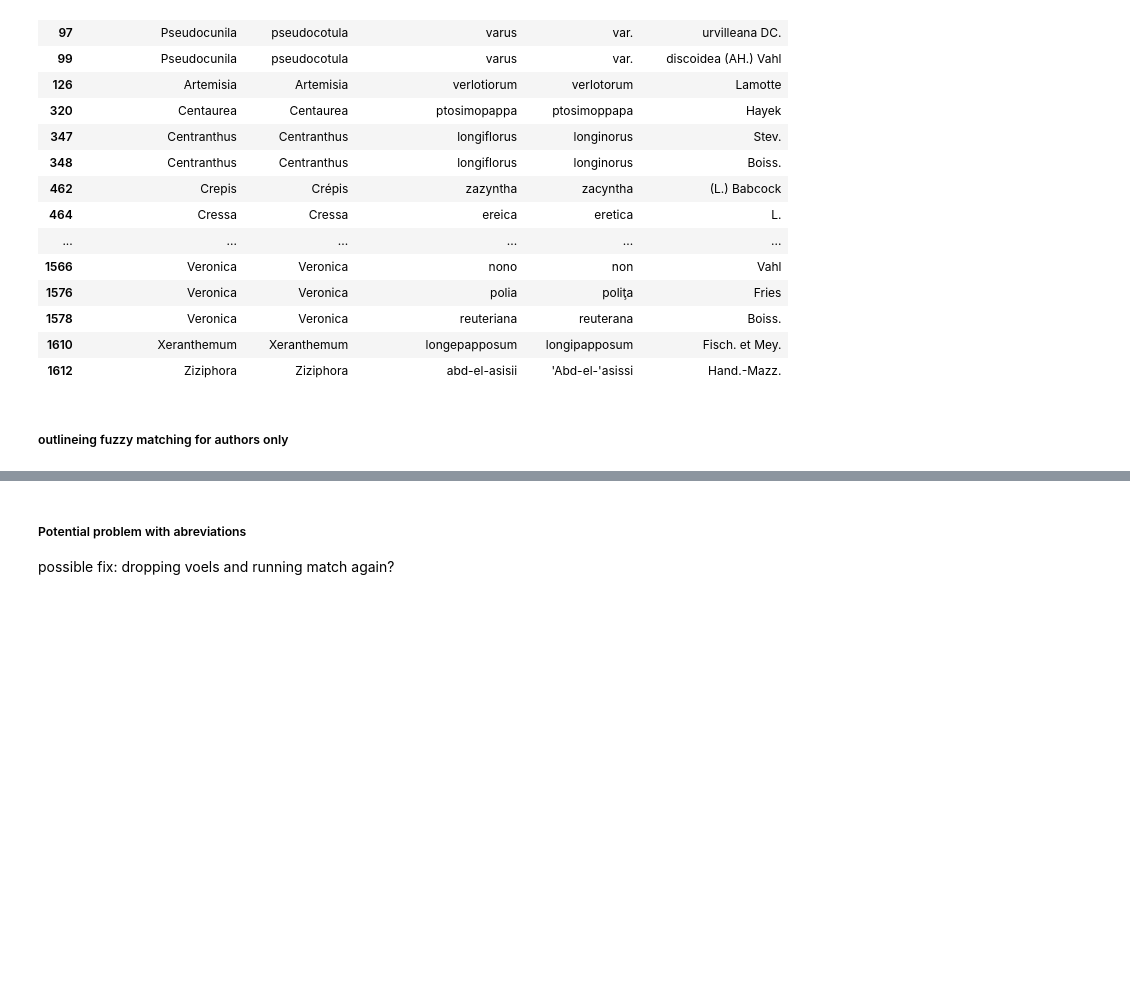
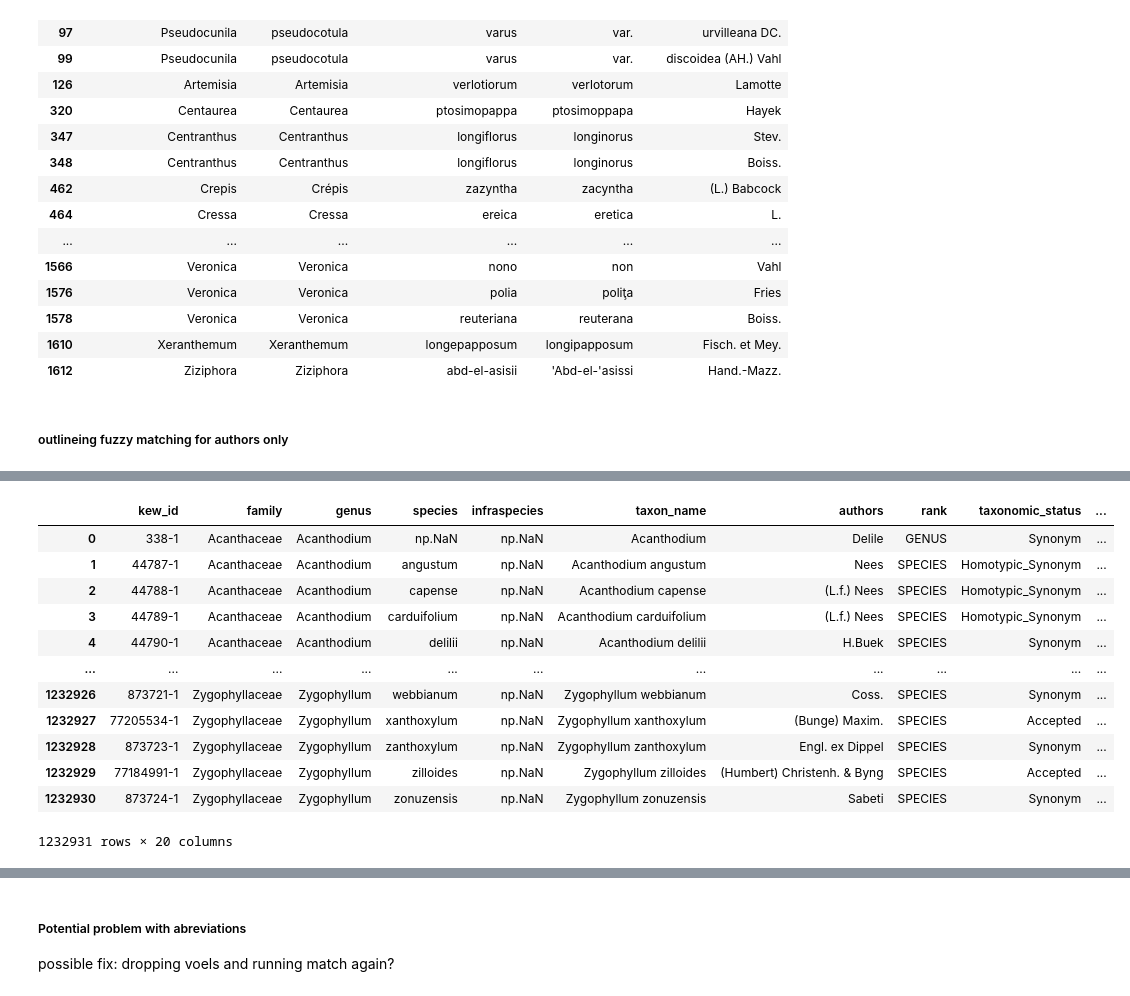
Before and after one commit to shidedh/UpdateFlora, a Jupyter notebook: fuzzy_code/author_fuzz_wcvp.ipynb, the cells around one changed output, grey strips where cells are left out. Cells and saved outputs as stored; diff of their text form; code cells hidden in the pictures; blank space fills up the shorter version.

```diff
--- a/fuzzy_code/author_fuzz_wcvp.ipynb
+++ b/fuzzy_code/author_fuzz_wcvp.ipynb
@@ -380,0 +397,16 @@ if num_src < len(authors_set_dst) and len(authors_set_src) < len(authors_set_dst
+# %%
+wcvp_df
+# %% [output]
+|  | kew_id | family | genus | species | infraspecies | taxon_name | authors | rank | taxonomic_status | ... |
+| 0 | 338-1 | Acanthaceae | Acanthodium | np.NaN | np.NaN | Acanthodium | Delile | GENUS | Synonym | ... |
+| 1 | 44787-1 | Acanthaceae | Acanthodium | angustum | np.NaN | Acanthodium angustum | Nees | SPECIES | Homotypic_Synonym | ... |
+| 2 | 44788-1 | Acanthaceae | Acanthodium | capense | np.NaN | Acanthodium capense | (L.f.) Nees | SPECIES | Homotypic_Synonym | ... |
+| 3 | 44789-1 | Acanthaceae | Acanthodium | carduifolium | np.NaN | Acanthodium carduifolium | (L.f.) Nees | SPECIES | Homotypic_Synonym | ... |
+| 4 | 44790-1 | Acanthaceae | Acanthodium | delilii | np.NaN | Acanthodium delilii | H.Buek | SPECIES | Synonym | ... |
+| ... | ... | ... | ... | ... | ... | ... | ... | ... | ... | ... |
+| 1232926 | 873721-1 | Zygophyllaceae | Zygophyllum | webbianum | np.NaN | Zygophyllum webbianum | Coss. | SPECIES | Synonym | ... |
+| 1232927 | 77205534-1 | Zygophyllaceae | Zygophyllum | xanthoxylum | np.NaN | Zygophyllum xanthoxylum | (Bunge) Maxim. | SPECIES | Accepted | ... |
+| 1232928 | 873723-1 | Zygophyllaceae | Zygophyllum | zanthoxylum | np.NaN | Zygophyllum zanthoxylum | Engl. ex Dippel | SPECIES | Synonym | ... |
+| 1232929 | 77184991-1 | Zygophyllaceae | Zygophyllum | zilloides | np.NaN | Zygophyllum zilloides | (Humbert) Christenh. & Byng | SPECIES | Accepted | ... |
+| 1232930 | 873724-1 | Zygophyllaceae | Zygophyllum | zonuzensis | np.NaN | Zygophyllum zonuzensis | Sabeti | SPECIES | Synonym | ... |
+1232931 rows × 20 columns
```
Also changed, not shown: parts of 16 cells of this notebook.
